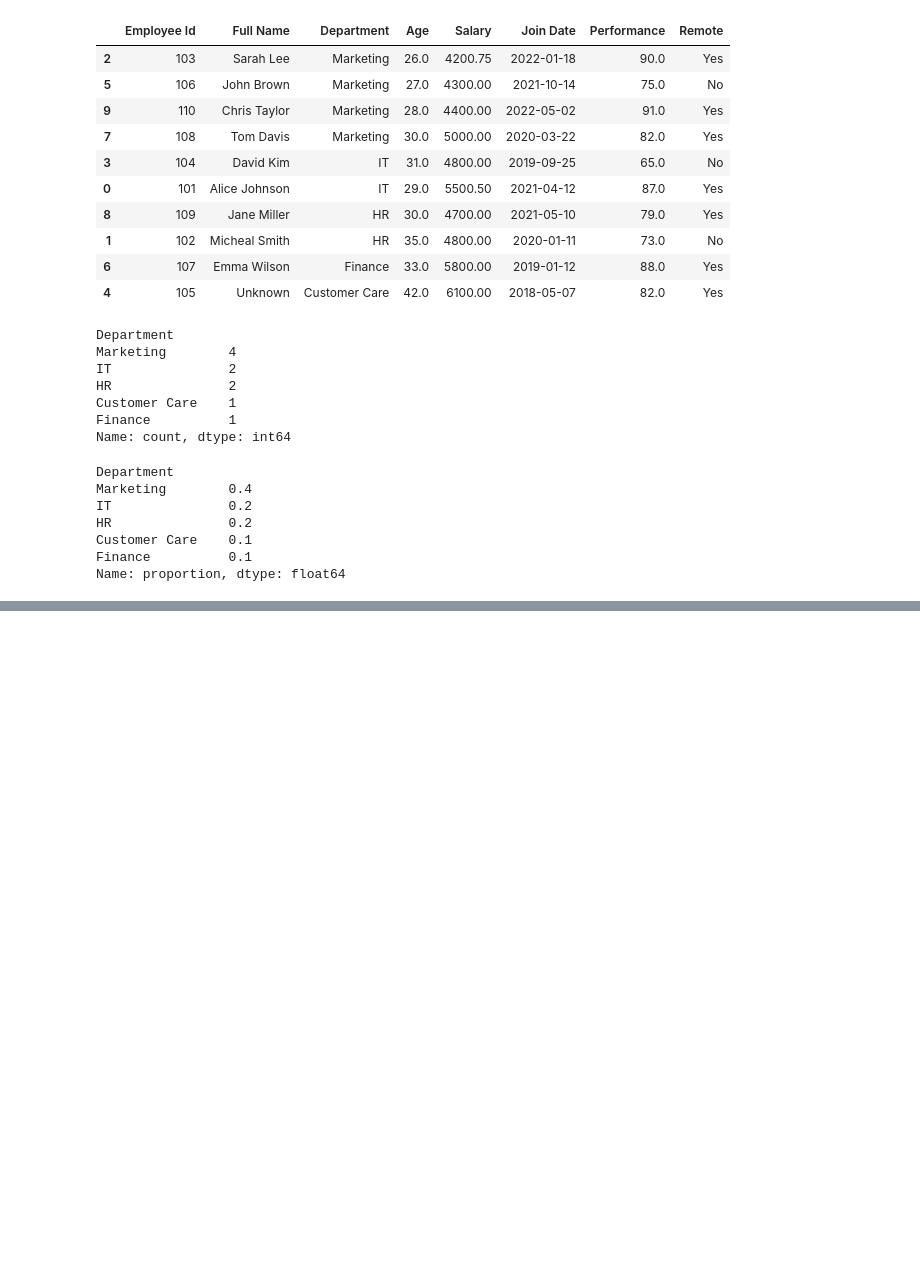
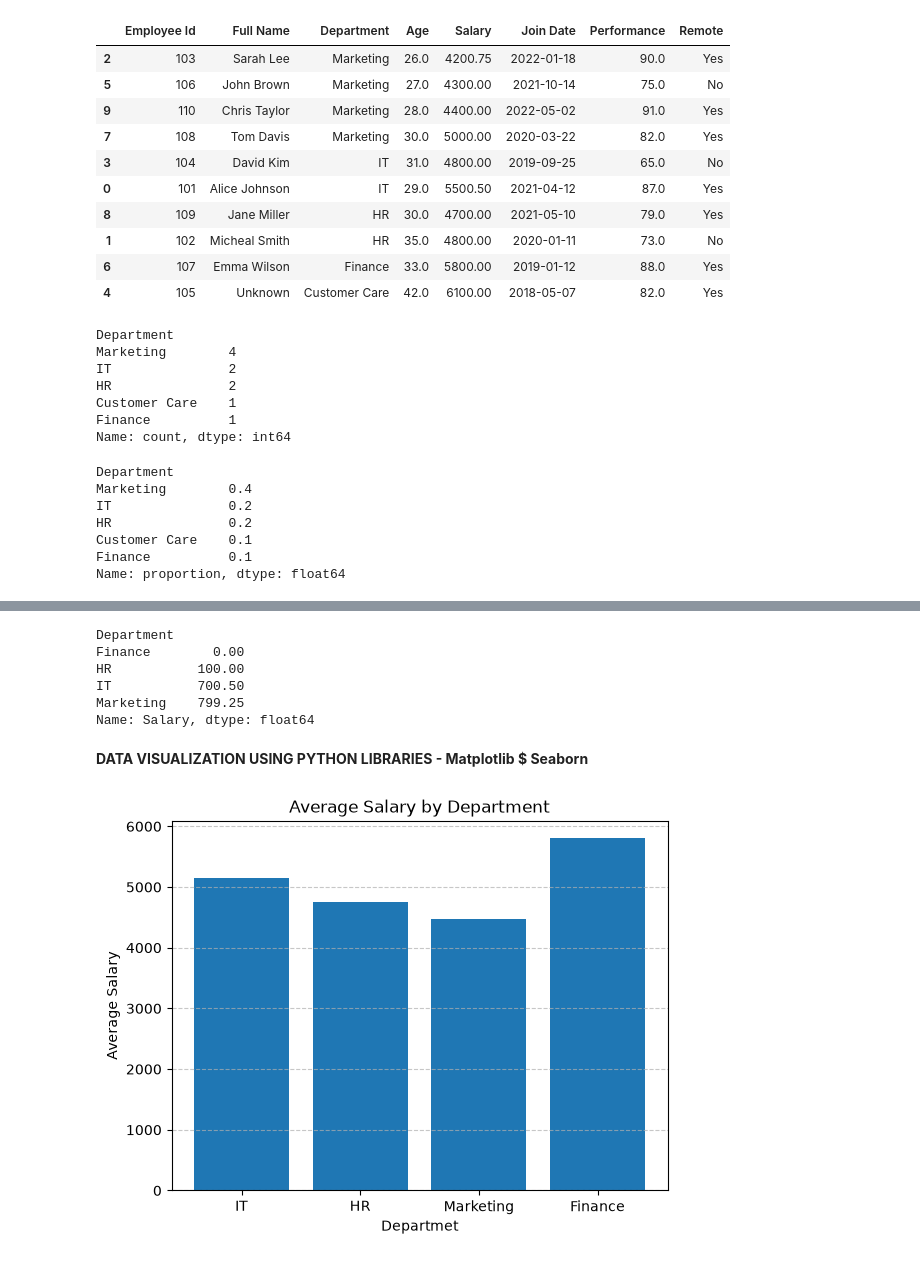
Before and after one commit to Maryam01-coder/data-science-class, a Jupyter notebook: employee_dataset.ipynb, the cells around one changed output, grey strips where cells are left out. Cells and saved outputs as stored; diff of their text form; code cells hidden in the pictures; blank space fills up the shorter version.

```diff
--- a/employee_dataset.ipynb
+++ b/employee_dataset.ipynb
@@ -616,0 +619,20 @@ Name: proportion, dtype: float64
+# %%
+data1 = {
+    "department": ["IT", "HR", "Finance", "Marketing", "R&D", "Operations", "Sales", "Logistics", "Procurement", "Customer Service"],
+    "manager": [
+        "Tom Hanks", "Susan Lee", "Robert Miles",
+        "Mark Chan", "Sarah Connor", "James Nwosu", "Adaeze Obi",
+        "Daniel Smith", "Amina Yusuf", "Grace Ojo"
+    ],
+    "department_budget": [200000, 150000, 250000, 180000, 300000, 220000, 210000, 195000, 230000, 170000],
+    "office_location": [
+        "Lagos", "Abuja", "Port Harcourt", "Ibadan", "Enugu", "Kano",
+        "Lagos", "Calabar", "Abuja", "Kano"
+    ]
+}
+
+df1 = pd.DataFrame(data1)
+
+df1.to_csv("department_data.csv", index=False)
+
+df.head()
@@ -616,0 +646,9 @@ Name: proportion, dtype: float64
+# %%
+df1.rename(columns={
+    "department": "Department",
+    "manager": "Manager",
+    "department_budget": "Department Budget",
+    "office_location": "Office Location"
+}, inplace=True)
+
+df1
@@ -616,0 +667,4 @@ Name: proportion, dtype: float64
+# %%
+#combining dataframe using pandas
+merge_df = pd.merge(df, df1, on="Department", how="inner")
+merge_df
@@ -616,0 +877,3 @@ Name: proportion, dtype: float64
+# %%
+merge_df["Department Avg Salary"] = merge_df.groupby("Department")["Salary"].transform("mean")
+merge_df
@@ -616,0 +891,11 @@ Name: proportion, dtype: float64
+# %%
+merge_df.groupby("Department")["Salary"].apply(lambda x : x.max() - x.min())
+# %% [output]
+Department
+Finance        0.00
+HR           100.00
+IT           700.50
+Marketing    799.25
+Name: Salary, dtype: float64
+# %% [markdown]
+**DATA VISUALIZATION USING PYTHON LIBRARIES - Matplotlib $ Seaborn**
@@ -616,0 +905,10 @@ Name: proportion, dtype: float64
+# %%
+#visualizing average salary by department
+plt.bar(merge_df["Department"], merge_df["Department Avg Salary"])
+plt.title("Average Salary by Department")
+plt.xlabel("Departmet")
+plt.ylabel("Average Salary")
+plt.grid(axis='y', linestyle="--", alpha=0.7)
+plt.show()
+# %% [output]
+[figure, added]
```
Also changed, not shown: parts of 28 cells of this notebook, 2 other files.
